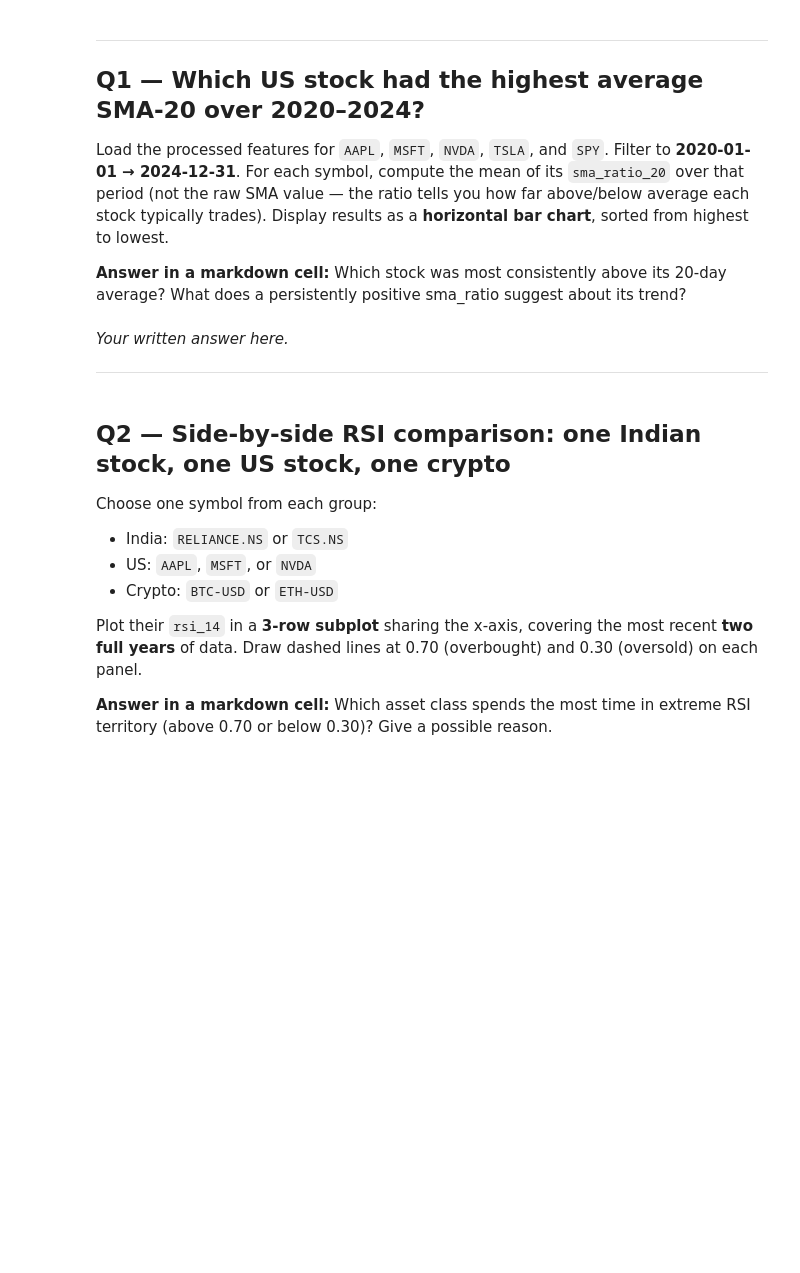
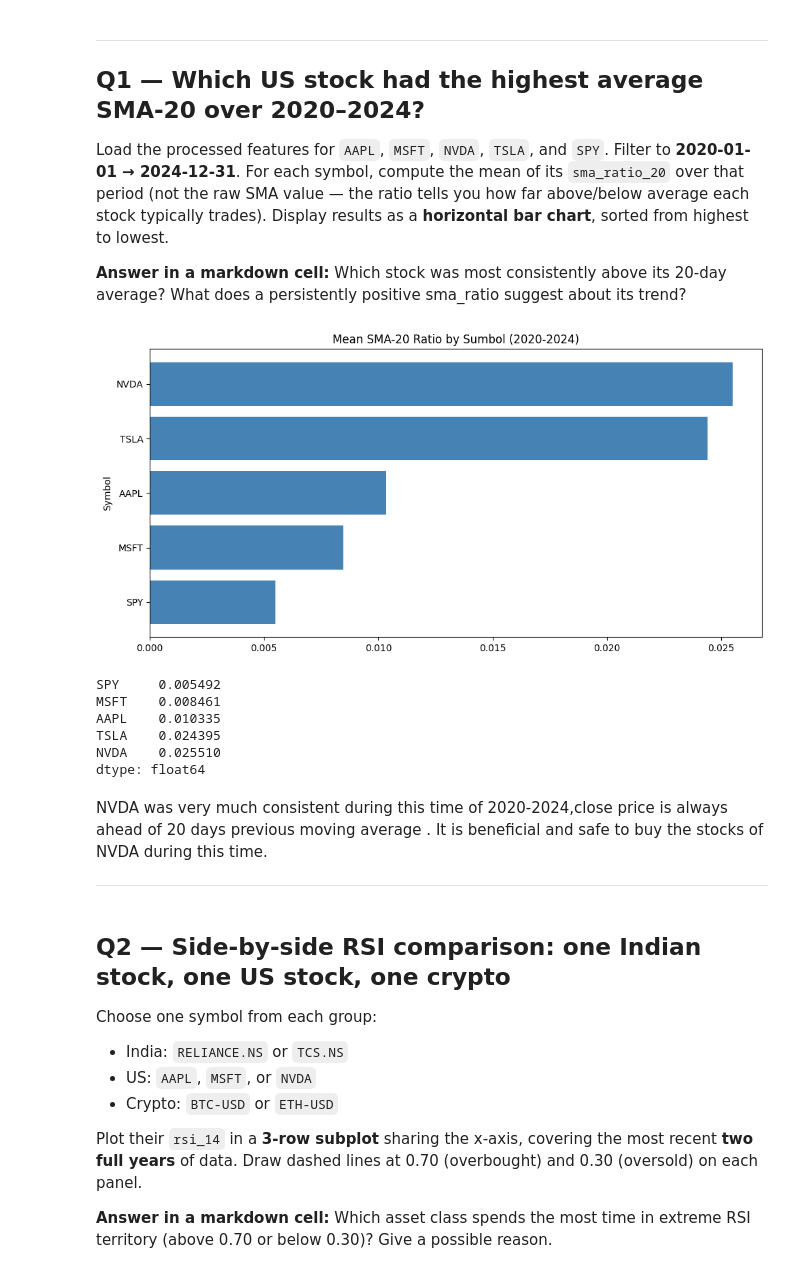
Before and after one commit to Abhinav-pro1003/SOC-Stock-Trading-With-LSTM-And-RL, a Jupyter notebook: Week2/analysis.ipynb, the cells around one changed output. Cells and saved outputs as stored; diff of their text form; code cells hidden in the pictures; blank space fills up the shorter version.

```diff
--- a/Week2/analysis.ipynb
+++ b/Week2/analysis.ipynb
@@ -43,8 +192,34 @@ Display results as a **horizontal bar chart**, sorted from highest to lowest.
 **Answer in a markdown cell:** Which stock was most consistently above its 20-day average? What does a persistently positive sma_ratio suggest about its trend?
 # %%
 # Your code here
+
+symbols=['AAPL','MSFT','NVDA','TSLA','SPY']
+results={}
+for sym in symbols:
+  df=load_features(sym)
+  df=df['2020-01-01':'2024-12-31']
+  results[sym]=df['sma_ratio_20'].mean()
+
+sma_means=pd.Series(results).sort_values(ascending=True) #results is a dictionary, pd.Series(results) converts dictionary to Series.
+
+plt.figure(figsize=(10,5))
+plt.barh(sma_means.index,sma_means.values,color='steelblue') #sma_means.index- Y axis → symbol names, sma_means.values- X axis -sma_ratio_20 mean values.
+plt.title('Mean SMA-20 Ratio by Sumbol (2020-2024)')
+plt.ylabel('Symbol')
+plt.tight_layout()
+plt.show()
+
+print(sma_means)
+# %% [output]
+[figure, added]
+SPY     0.005492
+MSFT    0.008461
+AAPL    0.010335
+TSLA    0.024395
+NVDA    0.025510
+dtype: float64
 # %% [markdown]
-*Your written answer here.*
+NVDA was very much consistent during this time of 2020-2024,close price is always ahead of 20 days previous moving average . It is beneficial and safe to buy the stocks of NVDA during this time.
 
 ---
 # %% [markdown]
```
Also changed, not shown: parts of 16 cells of this notebook, 3 other files.
